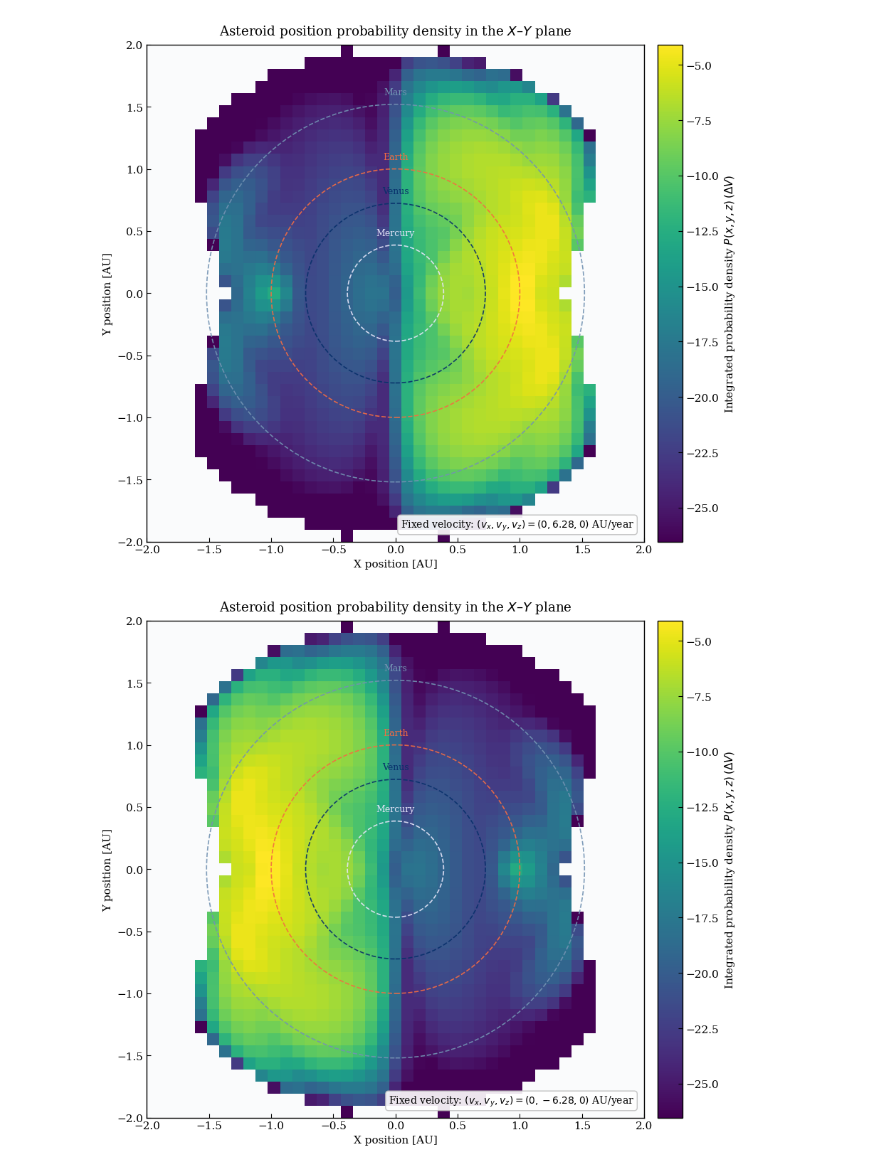
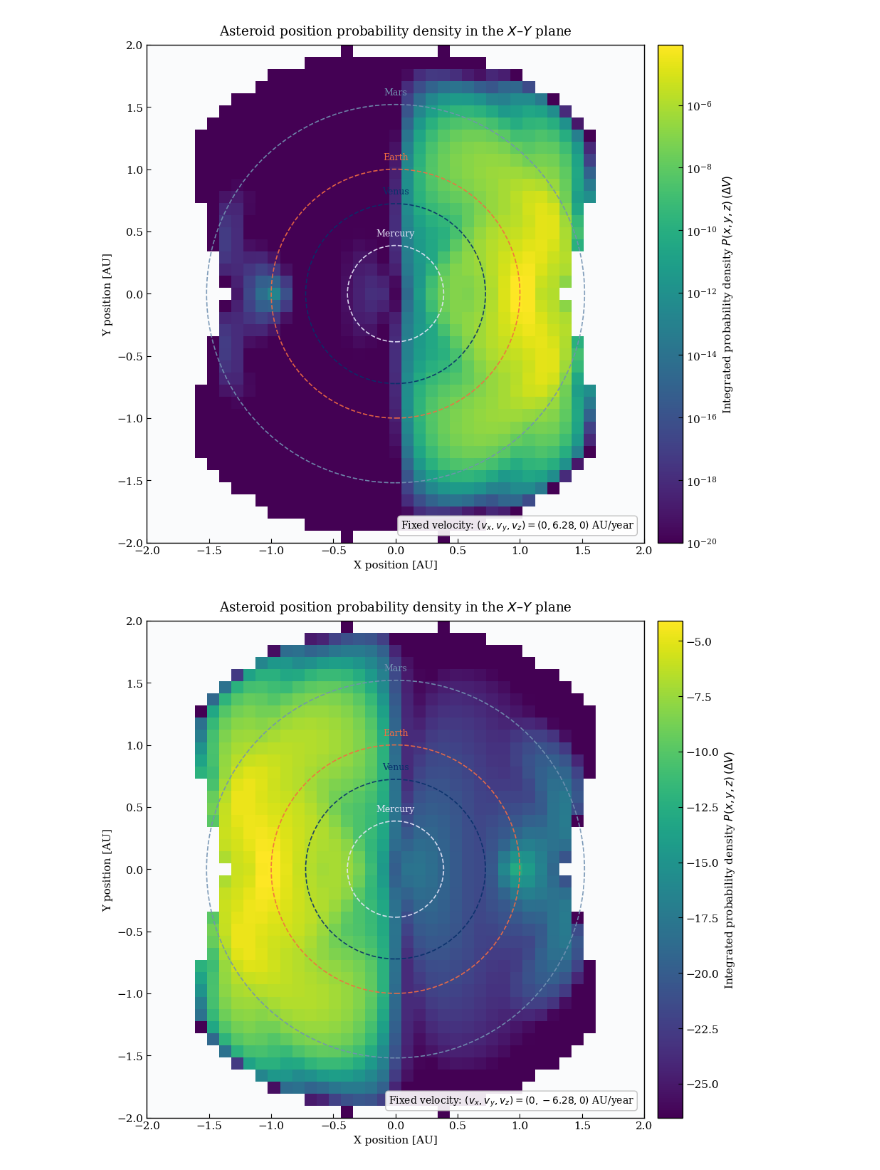
Before and after one commit to JuanitaAgudelo/TesisRepo, a Jupyter notebook: density_space_mapping/XY_grid_map_fixed_r.ipynb, the cells around one changed output. Saved outputs shown, nothing was run; the diff lists cells and outputs as text; code cells hidden in the pictures.

```diff
--- a/density_space_mapping/XY_grid_map_fixed_r.ipynb
+++ b/density_space_mapping/XY_grid_map_fixed_r.ipynb
@@ -290,16 +295,8 @@ mpl.rcParams.update({
 with open("data_results/method 6/PX_fixedv_xmin=-2_xmax=2_ymin=-2_ymax=2_vx=0.0_vy=6.28_vz=0.0.npy", "rb") as f:
     integral_grid = np.load(f, allow_pickle=False)
 
-vals = integral_grid['value'].copy()
-
-# todo lo no válido → NaN
-vals[~np.isfinite(vals)] = np.nan
-vals[vals <= 0] = np.nan
-
-log_vals = np.log10(vals)
-
-vmin = np.nanpercentile(log_vals, 10.0)
-vmax = np.nanpercentile(log_vals, 99.9)
+vmin = 1e-20
+vmax = np.nanmax(integral_grid['value'])
 
 x_min, x_max = -2, 2
 y_min, y_max = -2, 2
@@ -308,13 +305,12 @@ vy = 6.28
 fig, ax = plt.subplots(figsize=(10, 8))
 
 im = ax.imshow(
-    log_vals,
+    integral_grid['value'],
     cmap='viridis',
     extent=[x_min, x_max, y_min, y_max],
     origin='lower',
     interpolation='nearest',
-    vmin=vmin,
-    vmax=vmax
+    norm=LogNorm(vmin=vmin, vmax=vmax)
 )
 
 cbar = fig.colorbar(im, ax=ax, pad=0.02)
@@ -352,35 +348,35 @@ def plot_orbit(radius, label, color):
         label,
         color=color,
         ha="center",
         va="bottom",
         fontsize=9
     )
 
 plot_orbit(0.387, "Mercury", COLORS["lavender"])
 plot_orbit(0.723, "Venus", COLORS["blue_dark"])
 plot_orbit(1.0,   "Earth", COLORS["salmon"])
 plot_orbit(1.52,  "Mars",  COLORS["blue_gray"])
 
 ax.text(
     0.98, 0.02,
     rf"Fixed velocity: $(v_x, v_y, v_z) = (0, {vy:.2f}, 0)$ AU/year",
     transform=ax.transAxes,
     ha="right",
     va="bottom",
     fontsize=10,
     bbox=dict(
         facecolor="white",
         edgecolor=COLORS["gray_light"],
         boxstyle="round,pad=0.3",
         alpha=0.9
     )
 )
 plt.tight_layout()
-plt.savefig("figures/PX_fixed_v_xmin=-2_xmax=2_ymin=-2_ymax=2_vx=0.0_vy=6.28_vz=0.0_v2.png", dpi=300, bbox_inches='tight')
+#plt.savefig("figures/PX_fixed_v_xmin=-2_xmax=2_ymin=-2_ymax=2_vx=0.0_vy=6.28_vz=0.0_v2.png", dpi=300, bbox_inches='tight')
 
 plt.show()
 # %% [output]
-[figure, old version]
+[figure, new version]
 # %%
 with open("data_results/method 6/PX_fixedv_xmin=-2_xmax=2_ymin=-2_ymax=2_vx=0.0_vy=-6.28_vz=0.0.npy", "rb") as f:
     integral_grid = np.load(f, allow_pickle=False)
```
Also changed, not shown: parts of 2 cells of this notebook, 39 other files.
